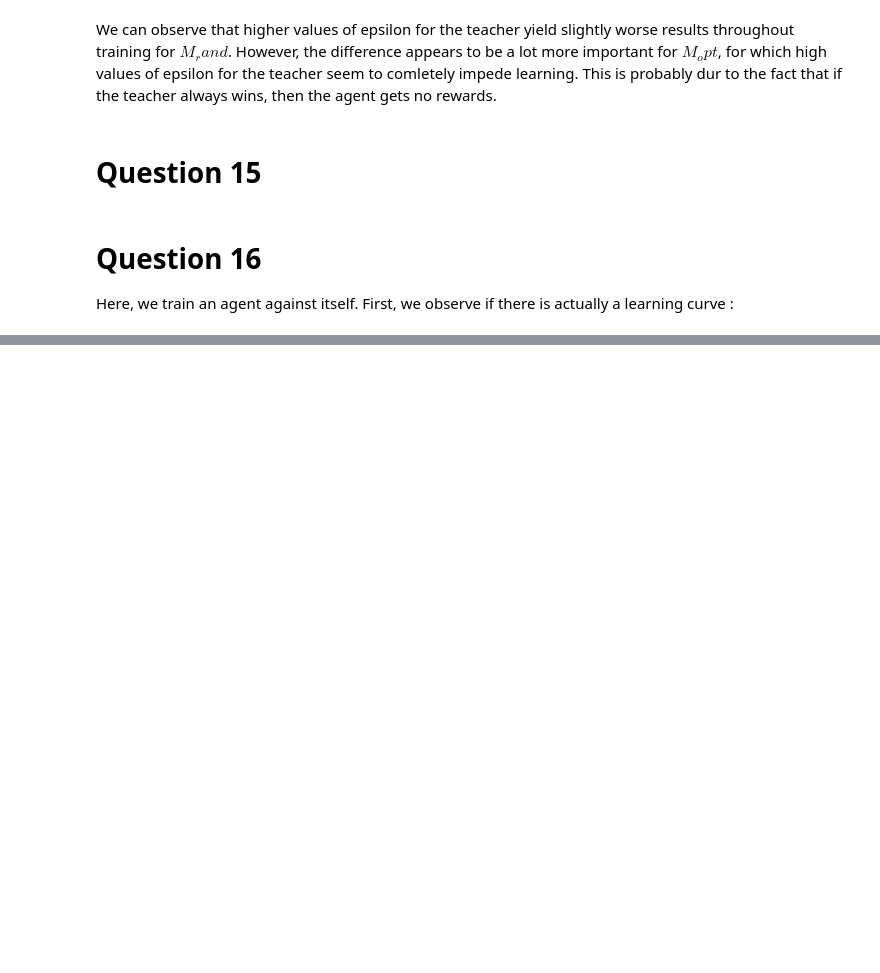
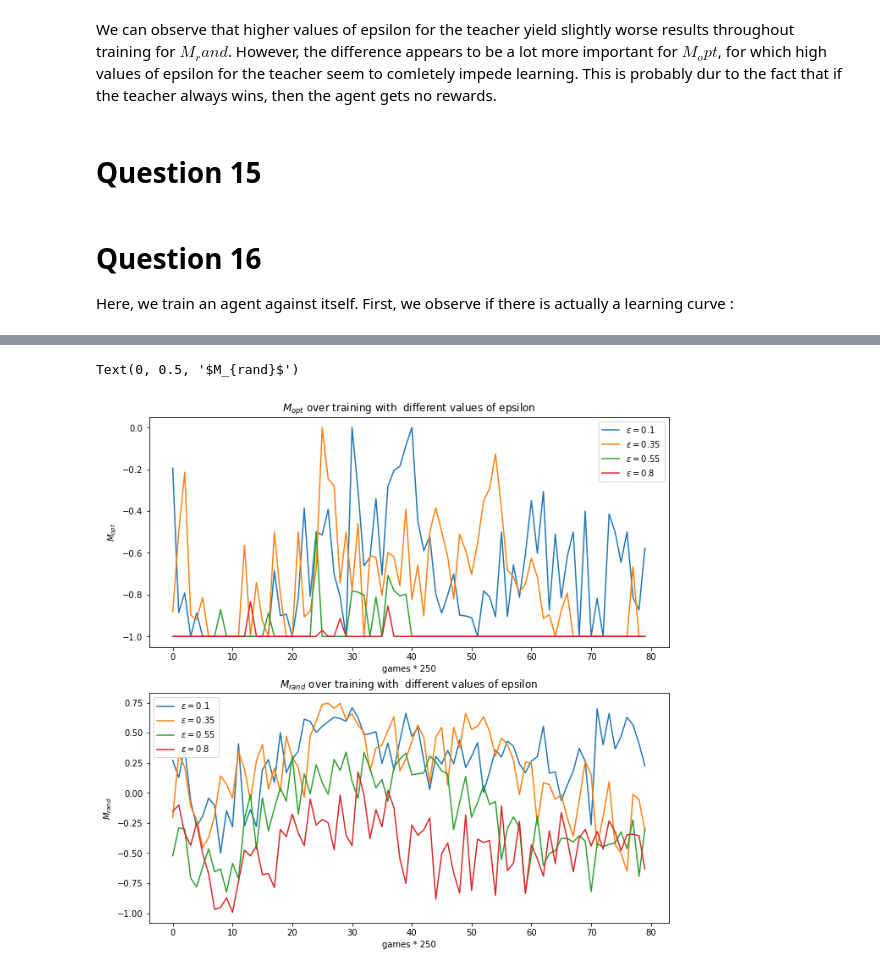
Before and after one commit to Noam-Ghenassia/ANN_miniproject, a Jupyter notebook: results.ipynb, the cells around one changed output, grey strips where cells are left out. Drawn from its saved outputs; the diff is of its cells as text; code cells hidden in the pictures; blank space fills up the shorter version.

Commit message:
self practice works, question 16 done

```diff
--- a/results.ipynb
+++ b/results.ipynb
@@ -256,0 +258,43 @@ Text(0, 0.5, 'reward')
+# %%
+self_learner1 = SelfLearner(target_network_update=500, eps_min=0.1, eps_max=0.1, decaying_time = 1)
+env.reset()
+losses1, _, _, Mopt1, Mrand1 = self_learner.train(number_games=20000, env=env, evaluate=True)
+# %%
+self_learner2 = SelfLearner(target_network_update=500, eps_min=0.35, eps_max=0.35, decaying_time = 1)
+env.reset()
+losses2, _, _, Mopt2, Mrand2 = self_learner.train(number_games=20000, env=env, evaluate=True)
+# %%
+self_learne3 = SelfLearner(target_network_update=500, eps_min=0.55, eps_max=0.55, decaying_time = 1)
+env.reset()
+losses3, _, _, Mopt3, Mrand3 = self_learner.train(number_games=20000, env=env, evaluate=True)
+# %%
+self_learner4 = SelfLearner(target_network_update=500, eps_min=0.8, eps_max=0.8, decaying_time = 1)
+env.reset()
+losses4, _, _, Mopt4, Mrand4 = self_learner.train(number_games=20000, env=env, evaluate=True)
+# %%
+fig, (ax1, ax2) = plt.subplots(2, figsize=(11, 11))
+
+ax1.plot(range(len(Mopt1)), Mopt1, label=r'$\epsilon=${}'.format(0.1))
+ax2.plot(range(len(Mrand1)), Mrand1, label=r'$\epsilon=${}'.format(0.1))
+
+ax1.plot(range(len(Mopt2)), Mopt2, label=r'$\epsilon=${}'.format(0.35))
+ax2.plot(range(len(Mrand2)), Mrand2, label=r'$\epsilon=${}'.format(0.35))
+
+ax1.plot(range(len(Mopt3)), Mopt3, label=r'$\epsilon=${}'.format(0.55))
+ax2.plot(range(len(Mrand3)), Mrand3, label=r'$\epsilon=${}'.format(0.55))
+
+ax1.plot(range(len(Mopt4)), Mopt4, label=r'$\epsilon=${}'.format(0.8))
+ax2.plot(range(len(Mrand4)), Mrand4, label=r'$\epsilon=${}'.format(0.8))
+
+
+ax1.legend()
+ax2.legend()
+ax1.set_title(r'$M_{opt}$ over training with  different values of epsilon')
+ax1.set_xlabel('games * 250')
+ax1.set_ylabel('$M_{opt}$')
+ax2.set_title(r'$M_{rand}$ over training with  different values of epsilon')
+ax2.set_xlabel('games * 250')
+ax2.set_ylabel('$M_{rand}$')
+# %% [output]
+Text(0, 0.5, '$M_{rand}$')
+[figure, added]
```
Also changed, not shown: parts of 4 cells of this notebook, 1 other file.
